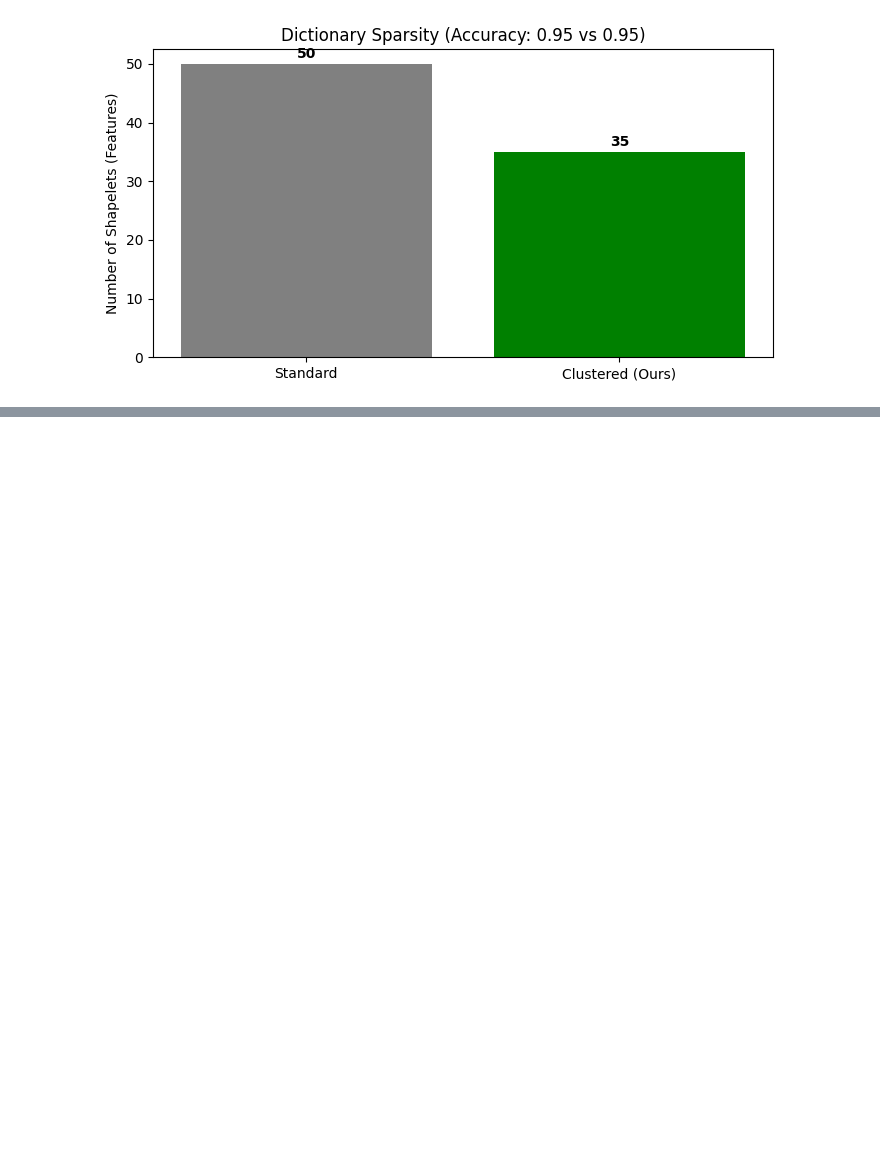
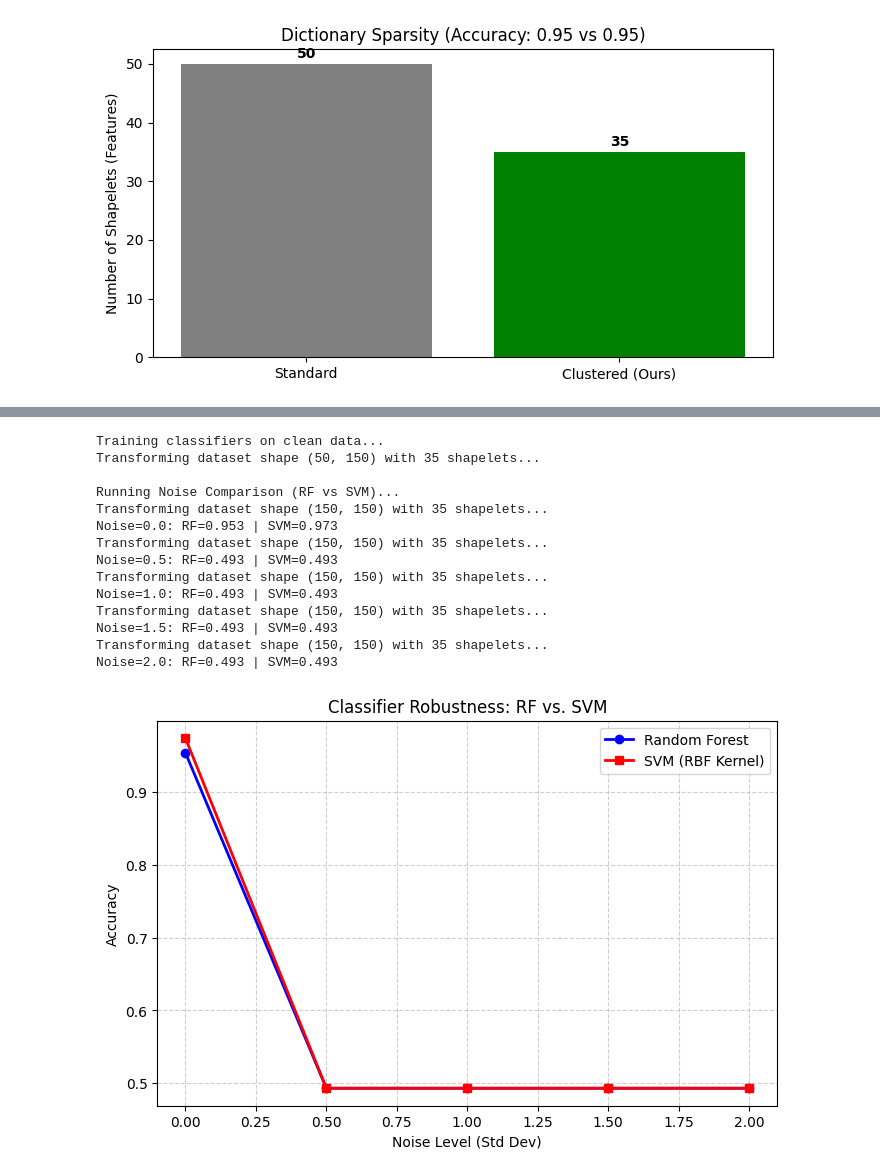
Before and after one commit to TristanoB/shapelet_transformation, a Jupyter notebook: implementation.ipynb, the cells around one changed output, grey strips where cells are left out. Cells and saved outputs as stored; diff of their text form; code cells hidden in the pictures; blank space fills up the shorter version.

```diff
--- a/implementation.ipynb
+++ b/implementation.ipynb
@@ -658,0 +808,79 @@ Transforming dataset shape (50, 150) with 35 shapelets...
+# %%
+from sklearn.svm import SVC
+from sklearn.pipeline import make_pipeline
+from sklearn.preprocessing import StandardScaler
+
+# --- EXPERIMENT: RF vs. SVM on Noisy Data ---
+
+# 1. SETUP CLASSIFIERS
+# RF: Standard (what you used before)
+rf_clf = RandomForestClassifier(n_estimators=100, random_state=42)
+
+# SVM: Requires Scaling! We use a Pipeline (Scaler -> SVM)
+# 'C' controls regularization (Lower C = wider margin, better for noise)
+svm_clf = make_pipeline(
+    StandardScaler(),
+    SVC(kernel='rbf', C=1.0, probability=True)
+)
+
+# Train both on CLEAN data first
+# We use 'clustered_shapelets' (your best set)
+print("Training classifiers on clean data...")
+X_train_trans = transform_dataset(X_train, clustered_shapelets)
+
+rf_clf.fit(X_train_trans, y_train)
+svm_clf.fit(X_train_trans, y_train)
+
+# 2. RUN NOISE LOOP
+noise_levels = [0.0, 0.5, 1.0, 1.5, 2.0]
+rf_scores = []
+svm_scores = []
+
+print("\nRunning Noise Comparison (RF vs SVM)...")
+
+for sigma in noise_levels:
+    # Create Noisy Test Set
+    noise = np.random.normal(0, sigma, X_test.shape)
+    X_test_noisy = X_test + noise
+
+    # Transform (Distances to shapelets)
+    # Note: The distances themselves will be larger due to noise
+    X_test_trans = transform_dataset(X_test_noisy, clustered_shapelets)
+
+    # Evaluate RF
+    acc_rf = accuracy_score(y_test, rf_clf.predict(X_test_trans))
+    rf_scores.append(acc_rf)
+
+    # Evaluate SVM
+    acc_svm = accuracy_score(y_test, svm_clf.predict(X_test_trans))
+    svm_scores.append(acc_svm)
+
+    print(f"Noise={sigma}: RF={acc_rf:.3f} | SVM={acc_svm:.3f}")
+
+# 3. PLOT
+plt.figure(figsize=(8, 5))
+plt.plot(noise_levels, rf_scores, 'b-o', linewidth=2, label="Random Forest")
+plt.plot(noise_levels, svm_scores, 'r-s', linewidth=2, label="SVM (RBF Kernel)")
+
+plt.title("Classifier Robustness: RF vs. SVM")
+plt.xlabel("Noise Level (Std Dev)")
+plt.ylabel("Accuracy")
+plt.legend()
+plt.grid(True, linestyle='--', alpha=0.6)
+plt.show()
+# %% [output]
+Training classifiers on clean data...
+Transforming dataset shape (50, 150) with 35 shapelets...
+
+Running Noise Comparison (RF vs SVM)...
+Transforming dataset shape (150, 150) with 35 shapelets...
+Noise=0.0: RF=0.953 | SVM=0.973
+Transforming dataset shape (150, 150) with 35 shapelets...
+Noise=0.5: RF=0.493 | SVM=0.493
+Transforming dataset shape (150, 150) with 35 shapelets...
+Noise=1.0: RF=0.493 | SVM=0.493
+Transforming dataset shape (150, 150) with 35 shapelets...
+Noise=1.5: RF=0.493 | SVM=0.493
+Transforming dataset shape (150, 150) with 35 shapelets...
+Noise=2.0: RF=0.493 | SVM=0.493
+[figure, added]
```
Also changed, not shown: parts of 11 cells of this notebook.
